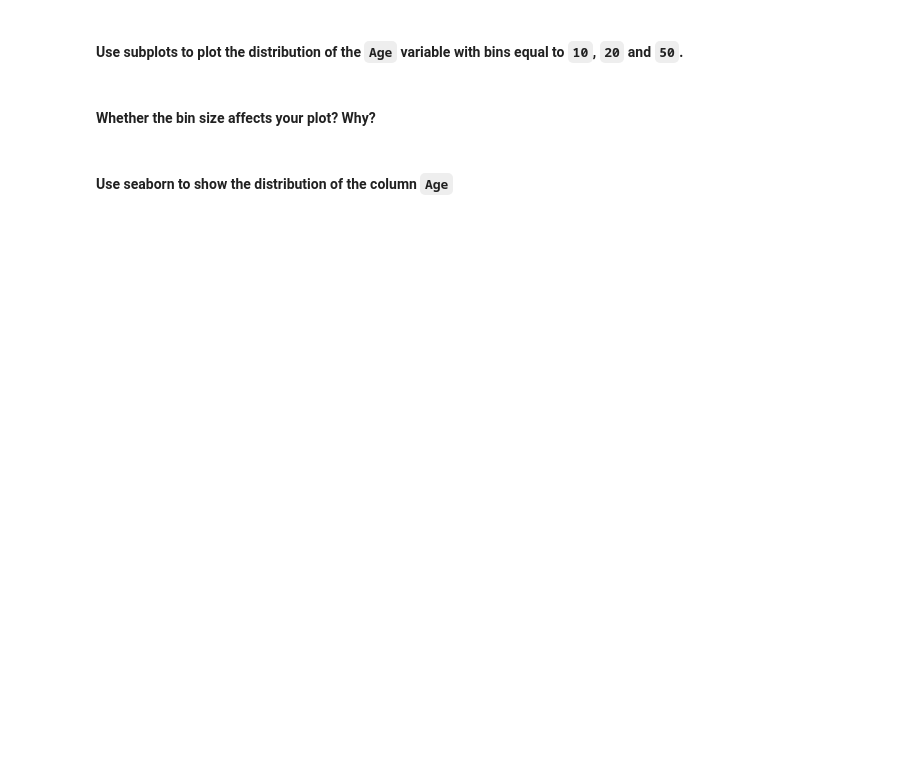
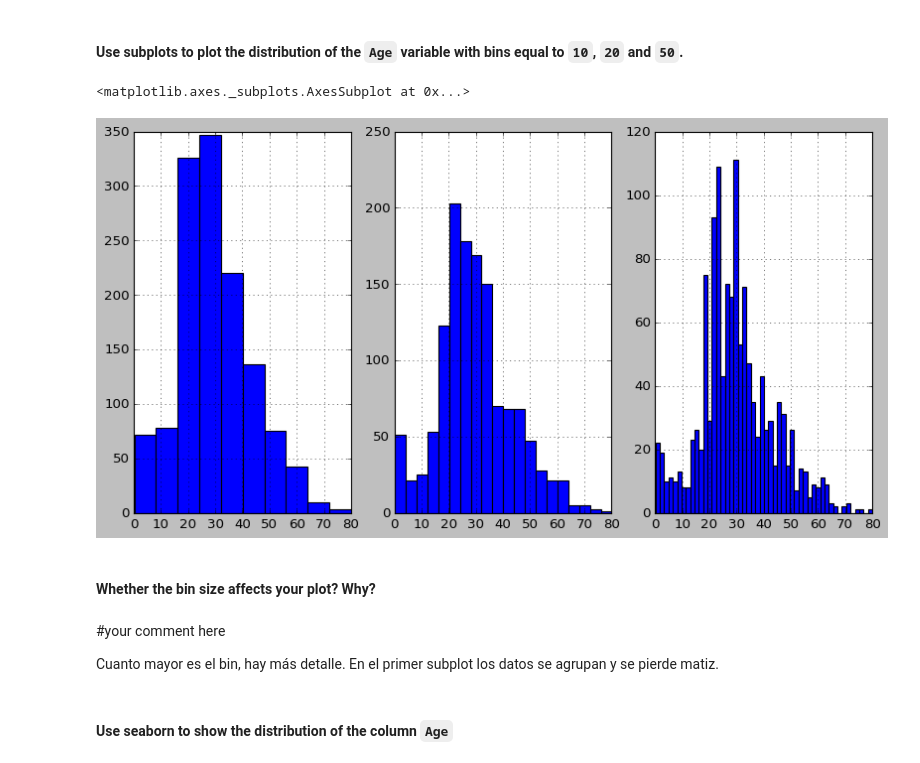
Before and after one commit to breogann/datamad0120, a Jupyter notebook: module-2/lab-matplotlib-seaborn/your-code/challenge-3.ipynb, the cells around one changed output. Drawn from its saved outputs; the diff is of its cells as text; code cells hidden in the pictures; blank space fills up the shorter version.

```diff
--- a/module-2/lab-matplotlib-seaborn/your-code/challenge-3.ipynb
+++ b/module-2/lab-matplotlib-seaborn/your-code/challenge-3.ipynb
@@ -98,2 +104,16 @@ plt.style.use('classic')
+# %%
+# your code here
+
+plt.subplot(1,3,1)
+titanic['Age'].hist(bins = 10)
+
+plt.subplot(1,3,2)
+titanic['Age'].hist(bins = 20)
+
+plt.subplot(1,3,3)
+titanic['Age'].hist(bins = 50)
+# %% [output]
+<matplotlib.axes._subplots.AxesSubplot at 0x...>
+[figure, added]
 # %% [markdown]
 #### Whether the bin size affects your plot? Why?
@@ -102,3 +120,7 @@ plt.style.use('classic')
+# %% [markdown]
+#your comment here
+
+Cuanto mayor es el bin, hay más detalle. En el primer subplot los datos se agrupan y se pierde matiz.
 # %% [markdown]
 #### Use seaborn to show the distribution of the column `Age`
 # %%
```
Also changed, not shown: parts of 11 cells of this notebook.
